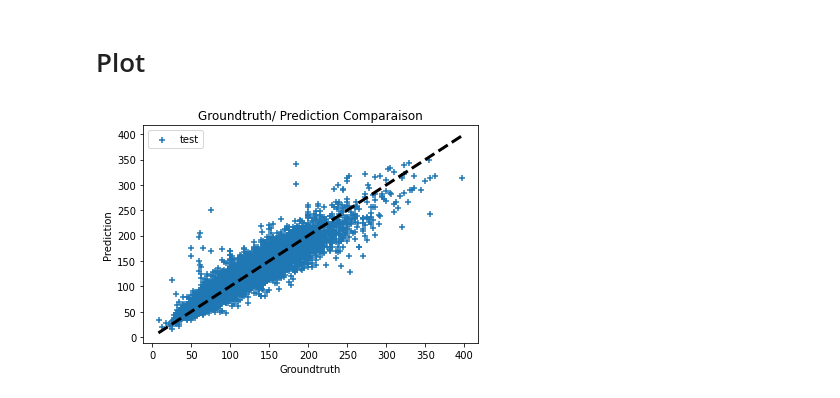
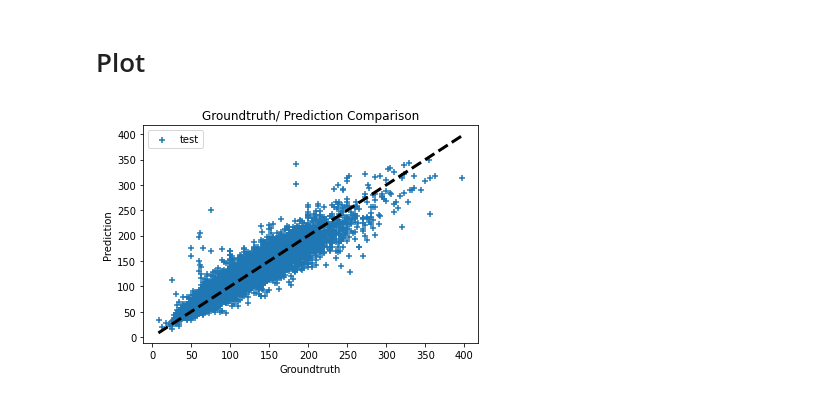
Before and after one commit to pmassouf/BenchPressPrediction, a Jupyter notebook: lgbm-prediction-r2-0-87.ipynb, the cells around one changed output. Cells and saved outputs as stored; diff of their text form; code cells hidden in the pictures.

Commit message:
Kaggle Notebook | LGBM Prediction R2 = 0.87 | Version 5

```diff
--- a/lgbm-prediction-r2-0-87.ipynb
+++ b/lgbm-prediction-r2-0-87.ipynb
@@ -279,15 +279,15 @@ print(" R2 score:  {}".format(R2))
 # %%
 y_test_pred = lgbm.predict(X_test)
 xmin= min(y_test.values.min(), y_test_pred.min() )-1
 xmax= max(y_test.values.max(), y_test_pred.max() )+1
 fig = plt.figure(1)
 plt.scatter(y_test,y_test_pred, marker='+', label='test')
 plt.plot([xmin,xmax], [xmin,xmax], lw=3, color='k', ls='--') ## droite separatrice d'equation x2=x1
 
 plt.xlabel('Groundtruth')
 plt.ylabel('Prediction')
-plt.title('Groundtruth/ Prediction Comparaison')
+plt.title('Groundtruth/ Prediction Comparison')
 plt.legend()
 plt.savefig('lgbm.png')
 # %% [output]
-[figure, old version]
+[figure, new version]
```
Also changed, not shown: parts of 3 cells of this notebook.
